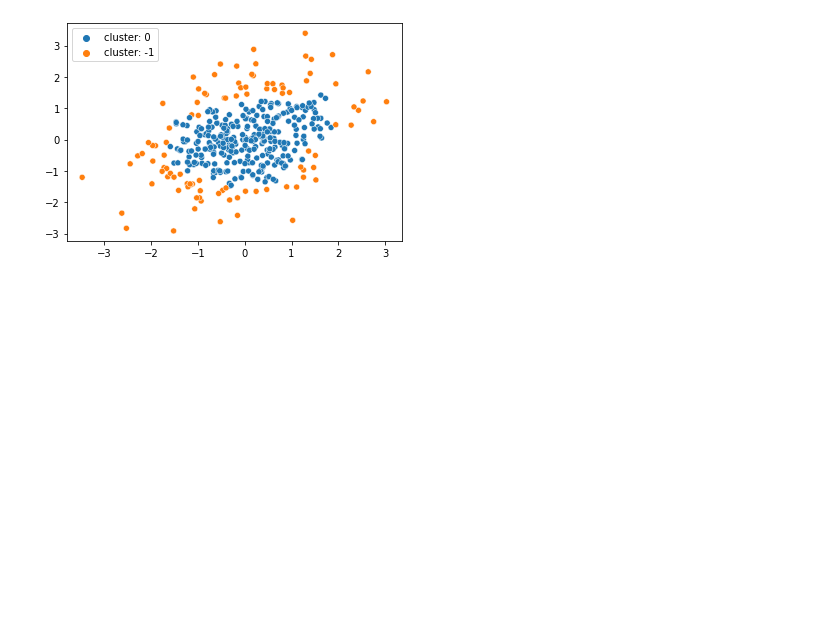
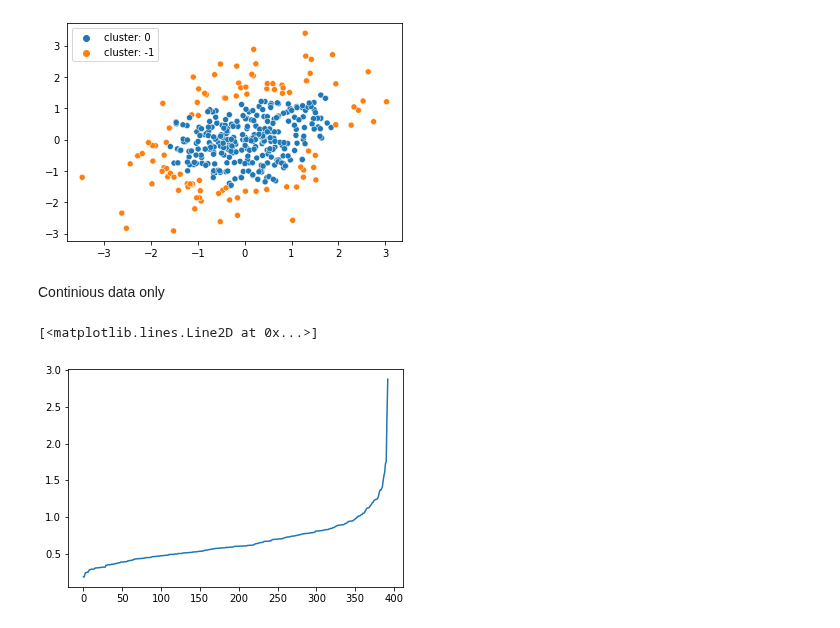
Before and after one commit to JustinSms/Ecommerce_Clustering_2, a Jupyter notebook: DBSCAN.ipynb, the cells around one changed output. Cells and saved outputs as stored; diff of their text form; code cells hidden in the pictures; blank space fills up the shorter version.

```diff
--- a/DBSCAN.ipynb
+++ b/DBSCAN.ipynb
@@ -166,3 +180,20 @@ sns.scatterplot(X[:,0], X[:,1], hue=["cluster: {}".format(i) for i in labels])
 plt.show()
 # %% [output]
 [figure]
+# %% [markdown]
+Continious data only
+# %%
+data_stand_num = data_stand[["Avg. Session Length","Time on App","Time on Website","Length of Membership","Yearly Amount Spent"]]
+
+neigh = NearestNeighbors(n_neighbors=2)
+nbrs = neigh.fit(data_stand_num)
+distances, indices = nbrs.kneighbors(data_stand_num)
+
+distances = np.sort(distances, axis=0)
+
+distances = distances[:,1]
+
+plt.plot(distances)
+# %% [output]
+[<matplotlib.lines.Line2D at 0x...>]
+[figure, added]
```
Also changed, not shown: parts of 3 cells of this notebook, 1 other file.
